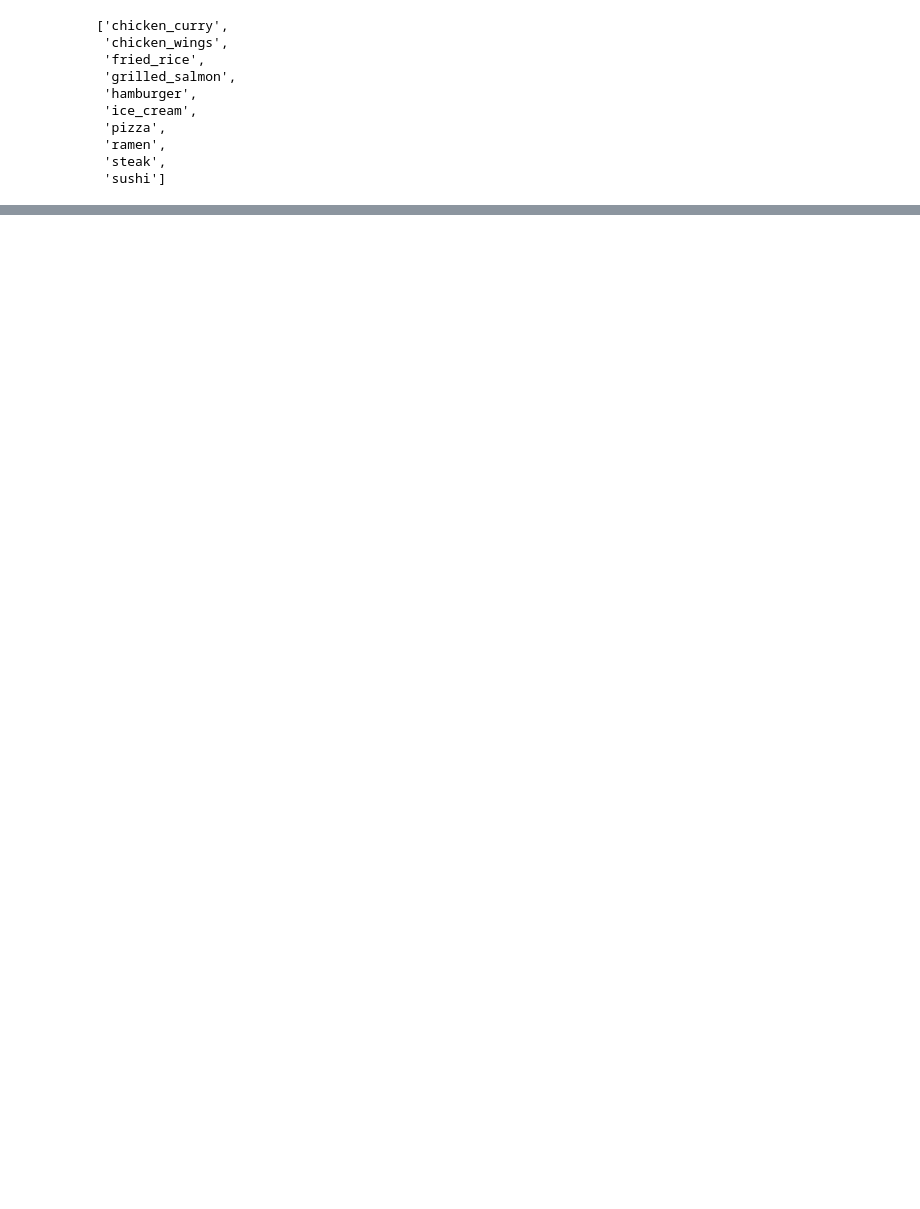
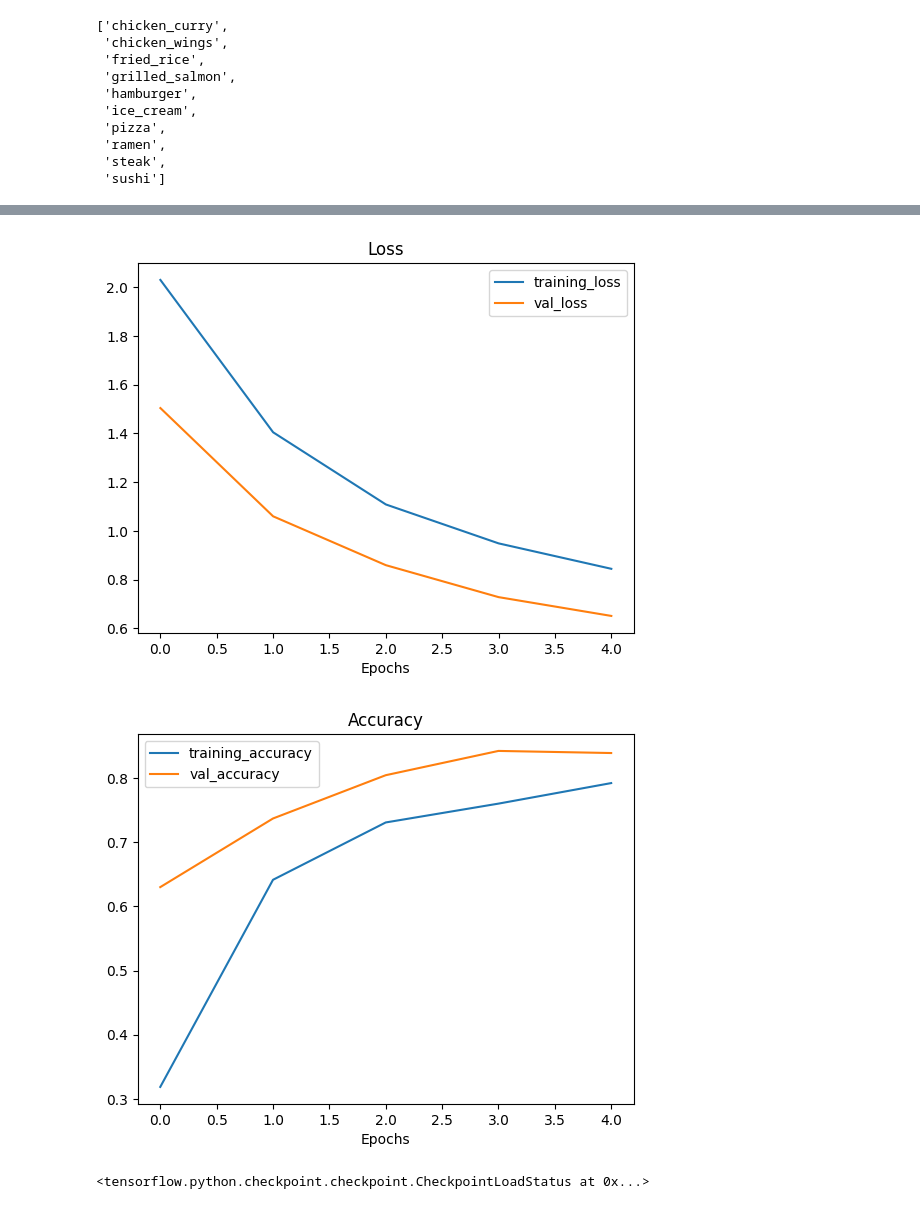
Before and after one commit to Gaurangg1404/learning-AI-ML, a Jupyter notebook: transfer_learning_fine_tuning.ipynb, the cells around one changed output, grey strips where cells are left out. Saved outputs shown, nothing was run; the diff lists cells and outputs as text; code cells hidden in the pictures; blank space fills up the shorter version.

```diff
--- a/transfer_learning_fine_tuning.ipynb
+++ b/transfer_learning_fine_tuning.ipynb
@@ -387,0 +442,5 @@ train_data_1_percent.class_names
+# %%
+#!wget https://storage.googleapis.com/ztm_tf_course/food_vision/10_food_classes_10_percent.zip
+
+train_dir_10_percent = "10_food_classes_10_percent/train"
+test_dir = "10_food_classes_10_percent/test"
@@ -387,0 +494,18 @@ train_data_1_percent.class_names
+# %%
+checkpoint_path = "ten_percent_model_checkpoints_weights/checkpoint.ckpt"
+
+checkpoint_callback = tf.keras.callbacks.ModelCheckpoint(filepath=checkpoint_path,
+                                                         save_weights_only=True,
+                                                         save_best_only=False,
+                                                         save_freq="epoch",
+                                                         verbose=1)
+# %%
+initial_epochs = 5
+history_10_percent_data_aug = model_2.fit(train_data_10_percent,
+                                epochs=initial_epochs,
+                                #steps_per_epoch=len(train_data_1_percent),
+                                validation_data=test_data,
+                                validation_steps=int(0.25 * len(test_data)),
+                                callbacks=[create_tensorboard_callback(dir_name="transfer_learning",
+                                                                        experiment_name="10_percent_date_aug"),
+                                           checkpoint_callback])
@@ -387,0 +535,9 @@ train_data_1_percent.class_names
+# %%
+plot_loss_curves(history_10_percent_data_aug)
+# %% [output]
+[figure, added]
+[figure, added]
+# %%
+model_2.load_weights(checkpoint_path)
+# %% [output]
+<tensorflow.python.checkpoint.checkpoint.CheckpointLoadStatus at 0x...>
```
Also changed, not shown: parts of 28 cells of this notebook.
